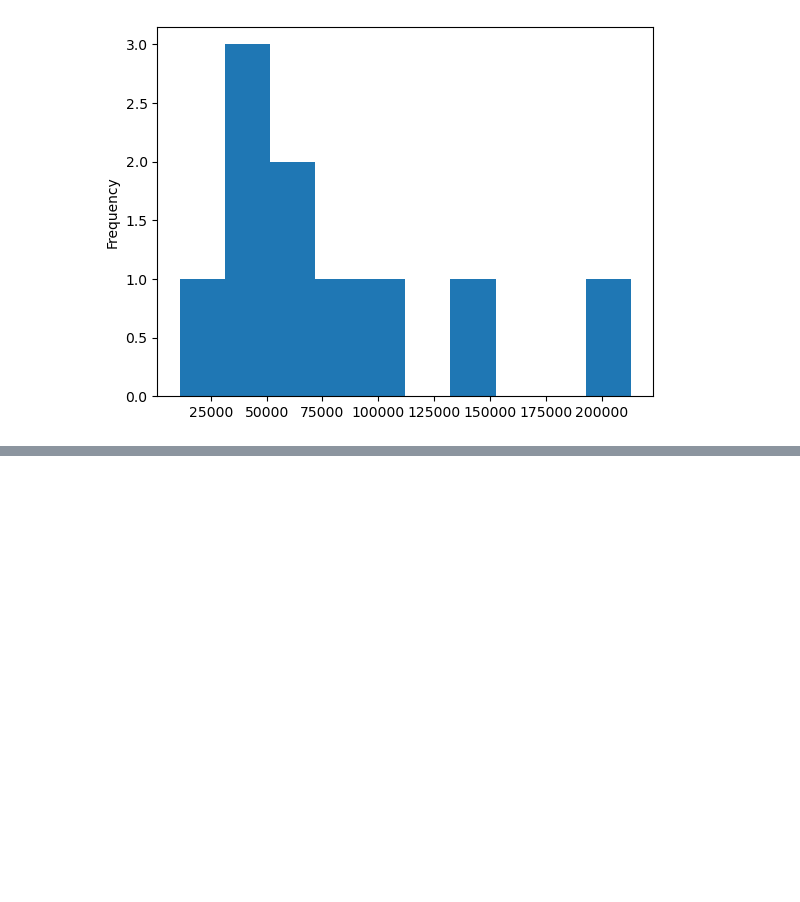
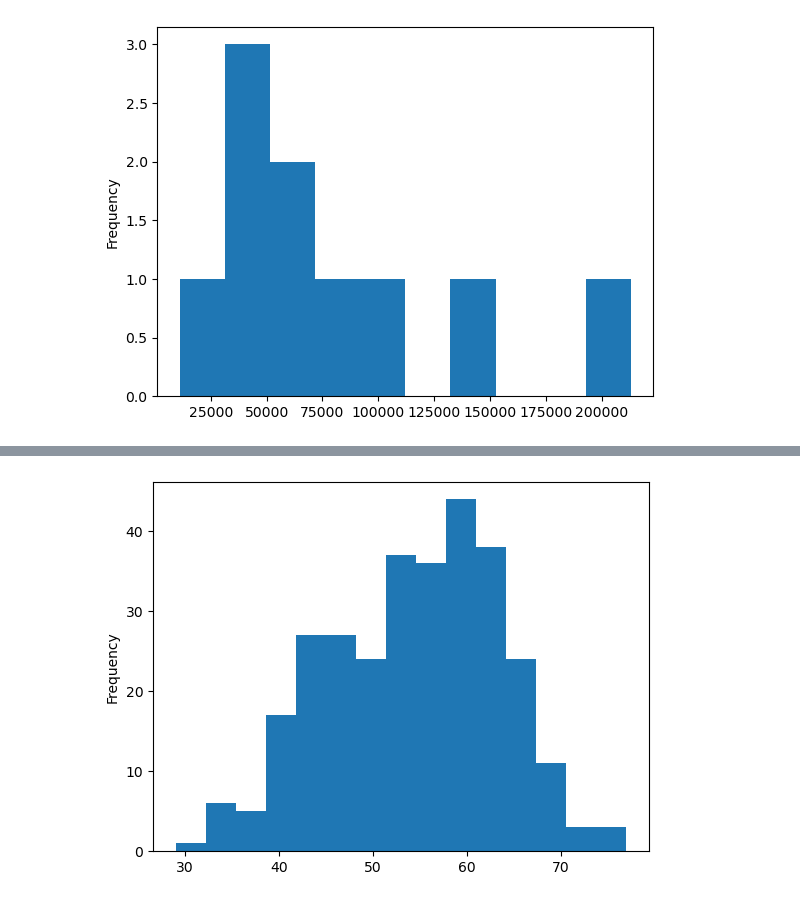
Before and after one commit to judgemongcal/ztm-machine-learning-course, a Jupyter notebook: intro-to-matplotlib.ipynb, the cells around one changed output, grey strips where cells are left out. Cells and saved outputs as stored; diff of their text form; code cells hidden in the pictures; blank space fills up the shorter version.

Commit message:
plotting heart_disease dataset

```diff
--- a/intro-to-matplotlib.ipynb
+++ b/intro-to-matplotlib.ipynb
@@ -328,3 +328,5 @@ car_sales["Odometer (KM)"].plot(kind="hist");
 [figure]
 # %%
 # Another dataset
+heart_disease = pd.read_csv("heart-disease.csv")
+heart_disease
@@ -330,0 +347,5 @@ car_sales["Odometer (KM)"].plot(kind="hist");
+# %%
+# Create histogram
+heart_disease["age"].plot(kind="hist", bins=15);
+# %% [output]
+[figure, added]
```
Also changed, not shown: parts of 8 cells of this notebook.
